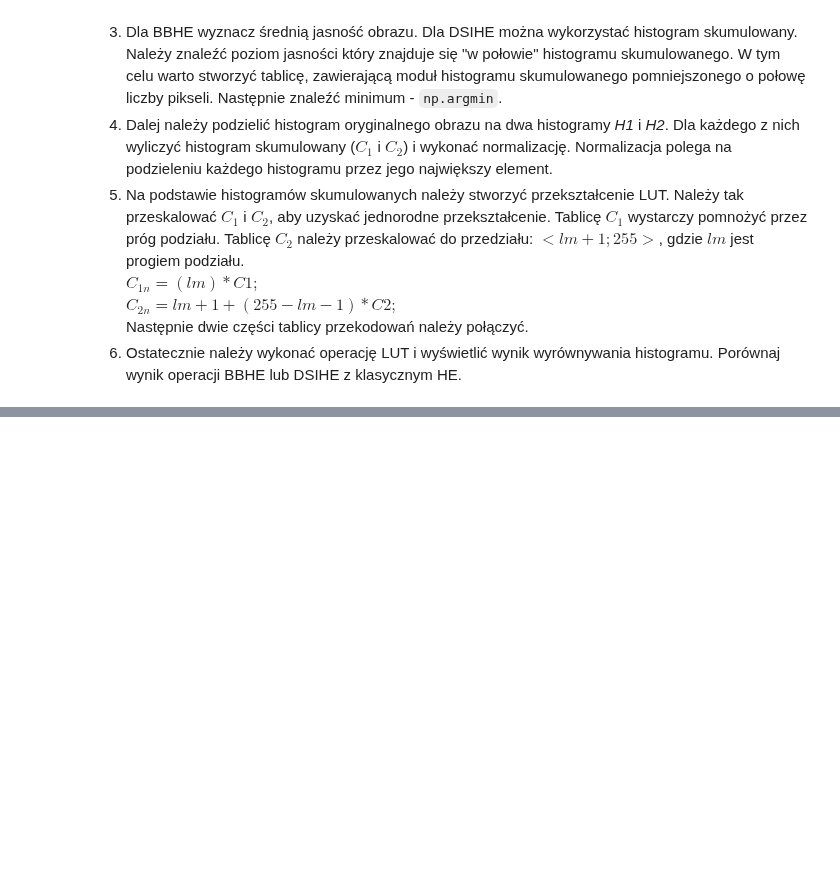
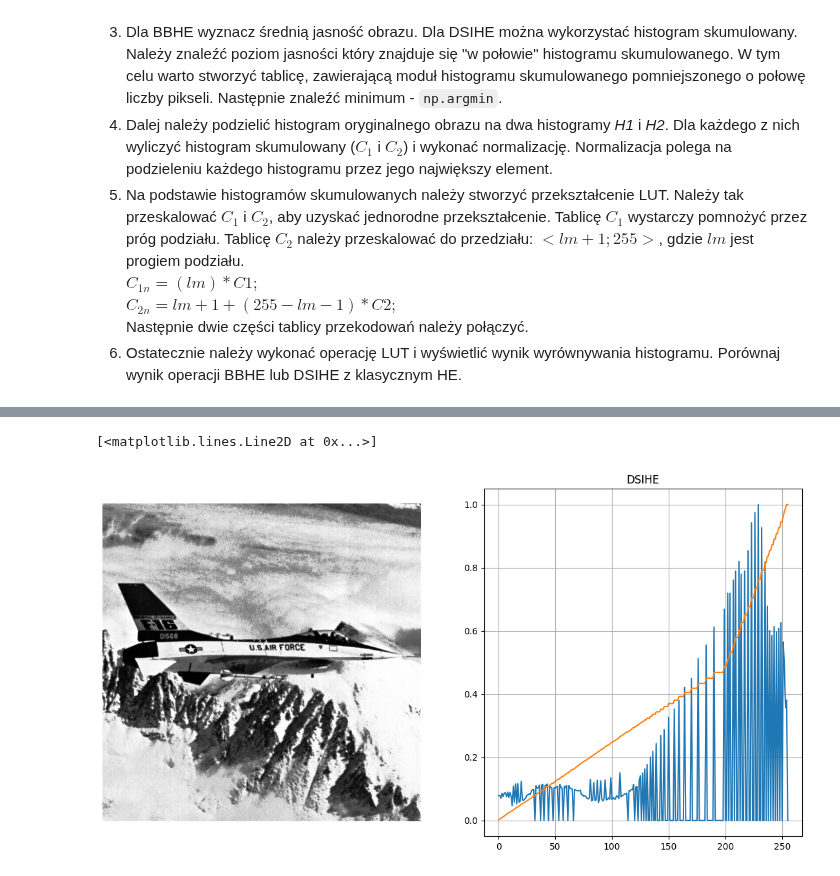
Before and after one commit to sQbanv/Introduction-to-Digital-Image-Processing, a Jupyter notebook: Histogram. Wyrównywanie histogramu/03_histogram_hw.ipynb, the cells around one changed output, grey strips where cells are left out. Saved outputs shown, nothing was run; the diff lists cells and outputs as text; code cells hidden in the pictures; blank space fills up the shorter version.

```diff
--- a/Histogram. Wyrównywanie histogramu/03_histogram_hw.ipynb
+++ b/Histogram. Wyrównywanie histogramu/03_histogram_hw.ipynb
@@ -51,0 +126,35 @@ if not os.path.exists(fileName) :
+# %%
+lm = np.argmin(np.abs(jet_cumhist - jet.size / 2))
+
+dsihe_H1 = jet_hist[:lm]
+dsihe_H2 = jet_hist[lm:]
+
+dsihe_C1 = dsihe_H1.cumsum()
+dsihe_C2 = dsihe_H2.cumsum()
+
+dsihe_C1 = dsihe_C1 / np.max(dsihe_C1)
+dsihe_C2 = dsihe_C2 / np.max(dsihe_C2)
+
+dsihe_C1n = np.uint8(lm * dsihe_C1)
+dsihe_C2n = np.uint8(lm + 1 + (255 - lm - 1) * dsihe_C2)
+
+dsihe_lut = np.concatenate((dsihe_C1n, dsihe_C2n))
+
+jet_dsihe = cv2.LUT(jet, dsihe_lut)
+
+jet_dsihe_hist = cv2.calcHist([jet_dsihe], [0], None, [256], [0,256])
+
+jet_dsihe_cumhist = jet_dsihe_hist.cumsum()
+
+fig, axs = plt.subplots(1,2)
+fig.set_size_inches(14,7)
+
+axs[0].axis('off')
+axs[0].imshow(jet_dsihe, 'gray')
+axs[1].set_title("DSIHE")
+axs[1].grid()
+axs[1].plot(jet_dsihe_hist / np.max(jet_dsihe_hist))
+axs[1].plot(jet_dsihe_cumhist / np.max(jet_dsihe_cumhist))
+# %% [output]
+[<matplotlib.lines.Line2D at 0x...>]
+[figure, added]
```
Also changed, not shown: parts of 4 cells of this notebook, 1 other file.
